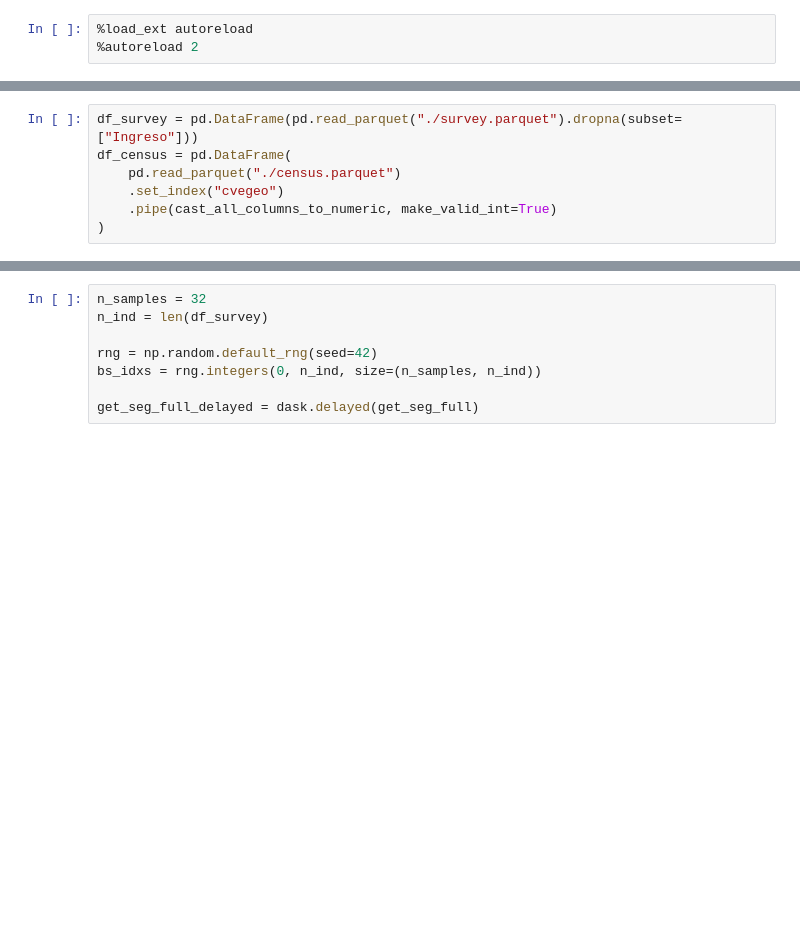
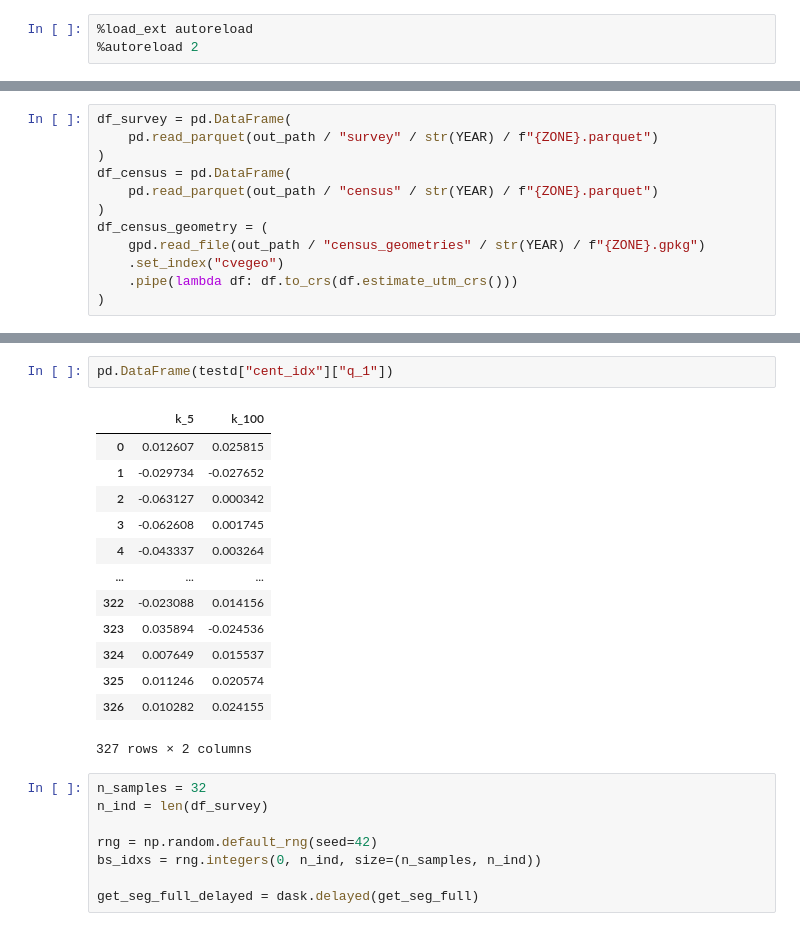
Before and after one commit to RodolfoFigueroa/nu-segregation, a Jupyter notebook: test.ipynb, the cells around one changed output, grey strips where cells are left out. Drawn from its saved outputs; the diff is of its cells as text; blank space fills up the shorter version.

```diff
--- a/test.ipynb
+++ b/test.ipynb
@@ -11,7 +34,12 @@ from nu_segregation.defs.assets.prod import get_seg_full
 # %%
-df_survey = pd.DataFrame(pd.read_parquet("./survey.parquet").dropna(subset=["Ingreso"]))
+df_survey = pd.DataFrame(
+    pd.read_parquet(out_path / "survey" / str(YEAR) / f"{ZONE}.parquet")
+)
 df_census = pd.DataFrame(
-    pd.read_parquet("./census.parquet")
+    pd.read_parquet(out_path / "census" / str(YEAR) / f"{ZONE}.parquet")
+)
+df_census_geometry = (
+    gpd.read_file(out_path / "census_geometries" / str(YEAR) / f"{ZONE}.gpkg")
     .set_index("cvegeo")
-    .pipe(cast_all_columns_to_numeric, make_valid_int=True)
+    .pipe(lambda df: df.to_crs(df.estimate_utm_crs()))
 )
@@ -73,3 +82,19 @@ res
+# %%
+pd.DataFrame(testd["cent_idx"]["q_1"])
+# %% [output]
+|  | k_5 | k_100 |
+| 0 | 0.012607 | 0.025815 |
+| 1 | -0.029734 | -0.027652 |
+| 2 | -0.063127 | 0.000342 |
+| 3 | -0.062608 | 0.001745 |
+| 4 | -0.043337 | 0.003264 |
+| ... | ... | ... |
+| 322 | -0.023088 | 0.014156 |
+| 323 | 0.035894 | -0.024536 |
+| 324 | 0.007649 | 0.015537 |
+| 325 | 0.011246 | 0.020574 |
+| 326 | 0.010282 | 0.024155 |
+327 rows × 2 columns
 # %%
 n_samples = 32
 n_ind = len(df_survey)
```
Also changed, not shown: parts of 13 cells of this notebook, 13 other files.
